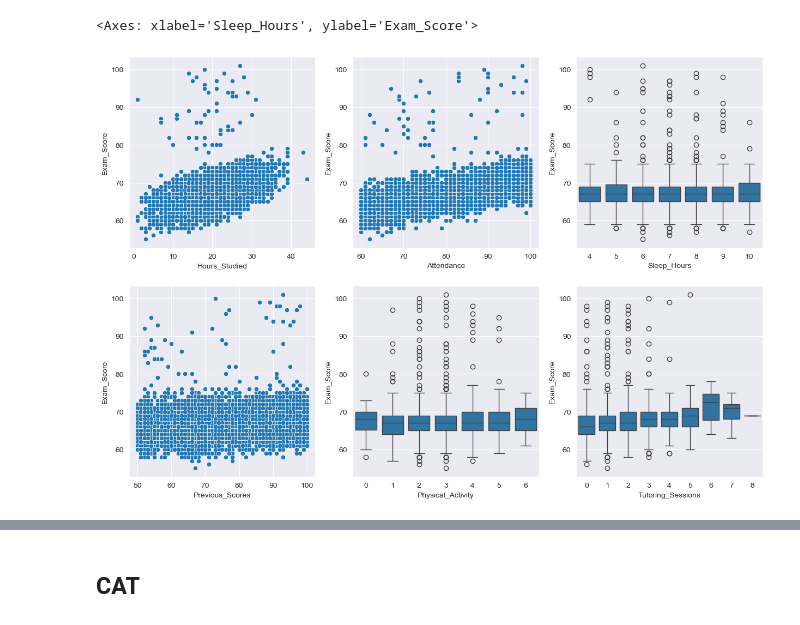
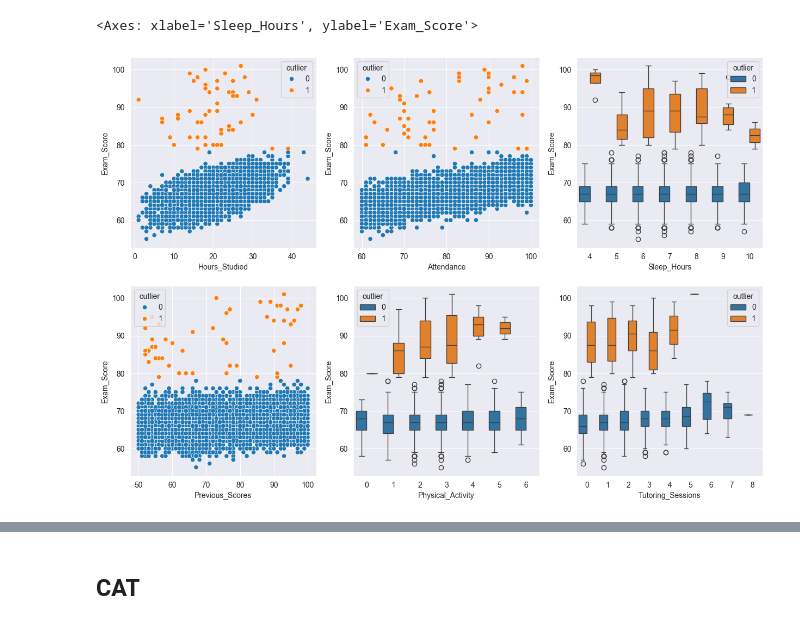
Before and after one commit to joona111/TIES4600, a Jupyter notebook: students.ipynb, the cells around one changed output, grey strips where cells are left out. Cells and saved outputs as stored; diff of their text form; code cells hidden in the pictures.

Commit message:
outlier test

```diff
--- a/students.ipynb
+++ b/students.ipynb
@@ -19,9 +22,20 @@ from sklearn.model_selection import cross_val_score,cross_validate,cross_val_pre
 # %%
 def load_data():
     X = pd.read_csv("StudentPerformanceFactors.csv")
-    #X=X.dropna()
+
+    #X=X.dropna().reset_index(drop=True)
+
+
+    X["outlier"] = np.where(X["Exam_Score"]>78,1,0)
+    X = X[X["outlier"]!=1].reset_index()
+    X.drop(columns=["outlier"],inplace=True)
     y = X["Exam_Score"]
     X.drop(columns=["Exam_Score"], inplace=True)
+
+
+
+
+
+
     return X,y
 X,y = load_data()
-X
@@ -103,13 +151,14 @@ R2 Score: 0.816373650874696
 # %%
-students = pd.read_csv("StudentPerformanceFactors.csv")
-
+#students = pd.read_csv("StudentPerformanceFactors.csv")
+students,exam_score = load_data()
+students["Exam_Score"] = exam_score
 fig,axs = plt.subplots(ncols=3,nrows=2,figsize=(15,10))
-sns.scatterplot(data=students,x="Hours_Studied",y="Exam_Score",ax=axs[0,0])
-sns.scatterplot(data=students,x="Attendance",y="Exam_Score",ax=axs[0,1])
-sns.scatterplot(data=students,x="Previous_Scores",y="Exam_Score",ax=axs[1,0])
-sns.boxplot(data=students,x="Physical_Activity",y="Exam_Score",ax=axs[1,1])
-sns.boxplot(data=students,x="Tutoring_Sessions",y="Exam_Score",ax=axs[1,2])
-sns.boxplot(data=students,x="Sleep_Hours",y="Exam_Score",ax=axs[0,2])
+sns.scatterplot(data=students,x="Hours_Studied",y="Exam_Score",ax=axs[0,0],hue="outlier")
+sns.scatterplot(data=students,x="Attendance",y="Exam_Score",ax=axs[0,1],hue="outlier")
+sns.scatterplot(data=students,x="Previous_Scores",y="Exam_Score",ax=axs[1,0],hue="outlier")
+sns.boxplot(data=students,x="Physical_Activity",y="Exam_Score",ax=axs[1,1],hue="outlier")
+sns.boxplot(data=students,x="Tutoring_Sessions",y="Exam_Score",ax=axs[1,2],hue="outlier")
+sns.boxplot(data=students,x="Sleep_Hours",y="Exam_Score",ax=axs[0,2],hue="outlier")
 # %% [output]
 <Axes: xlabel='Sleep_Hours', ylabel='Exam_Score'>
-[figure, old version]
+[figure, new version]
```
Also changed, not shown: parts of 11 cells of this notebook, 8 other files.
